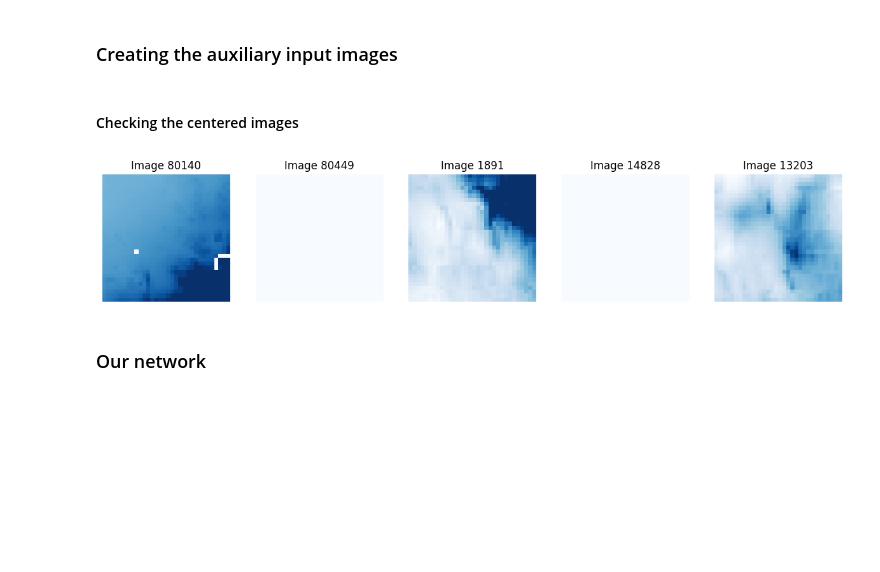
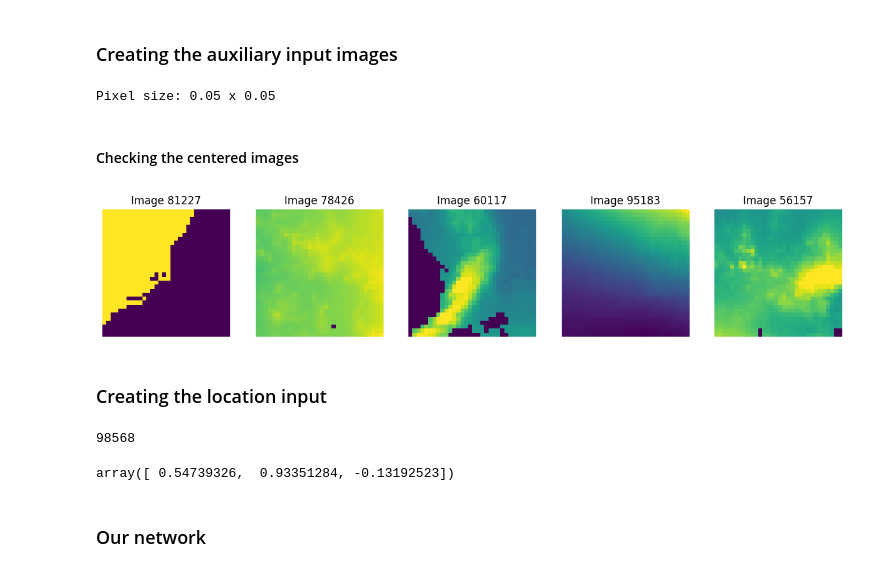
Before and after one commit to Roseparsley8972/CEGM2003-Water, a Jupyter notebook: New model/CNN_from_R/CNN_translated.ipynb, the cells around one changed output. Cells and saved outputs as stored; diff of their text form; code cells hidden in the pictures; blank space fills up the shorter version.

Commit message:
model_code

```diff
--- a/New model/CNN_from_R/CNN_translated.ipynb
+++ b/New model/CNN_from_R/CNN_translated.ipynb
@@ -64,21 +64,31 @@ def extract_sample_centered_images(clor_gdf, rain, transform, size=32):
     return np.array(terrain_images)
 
 # Use the updated coordinates
-terrain_images = extract_sample_centered_images(clor_gdf, rain, transform)
+imgs_ann = extract_sample_centered_images(clor_gdf, rain, transform)
+# %%
+with rasterio.open(r"C:\Users\chari\Home\TU Delft\TU-Delft\3rd semester\DSAIE\project\CEGM2003-Water\New model\CNN_from_R\images_for_CNN\rainfall_raster_bound.tif") as src:
+    transform = src.transform
+    pixel_width = transform[0]   # `a` value: pixel size in x-direction
+    pixel_height = -transform[4] # `e` value (negated because it's typically negative)
+    print(f"Pixel size: {pixel_width} x {pixel_height}")
+# %% [output]
+Pixel size: 0.05 x 0.05
 # %% [markdown]
 #### Checking the centered images
 # %%
 n = 5
 
 # Select random images or specific indices
-indices = np.random.choice(len(terrain_images), n, replace=False)
+indices = np.random.choice(len(imgs_ann), n, replace=False)
 
 # Plot the images
 fig, axs = plt.subplots(1, n, figsize=(15, 5))
 for i, idx in enumerate(indices):
-    axs[i].imshow(terrain_images[idx], cmap="Blues")
+    axs[i].imshow(imgs_ann[idx], cmap="viridis")
     axs[i].set_title(f"Image {idx}")
     axs[i].axis("off")
 plt.show()
 # %% [output]
-[figure, old version]
+[figure, new version]
+# %% [markdown]
+### Creating the location input
@@ -85,3 +108,11 @@ plt.show()
+# %%
+recharge_data.shape[0]
+# %% [output]
+98568
+# %%
+loc_ann[1]
+# %% [output]
+array([ 0.54739326,  0.93351284, -0.13192523])
 # %% [markdown]
 ### Our network
 # %%
```
Also changed, not shown: parts of 6 cells of this notebook.
